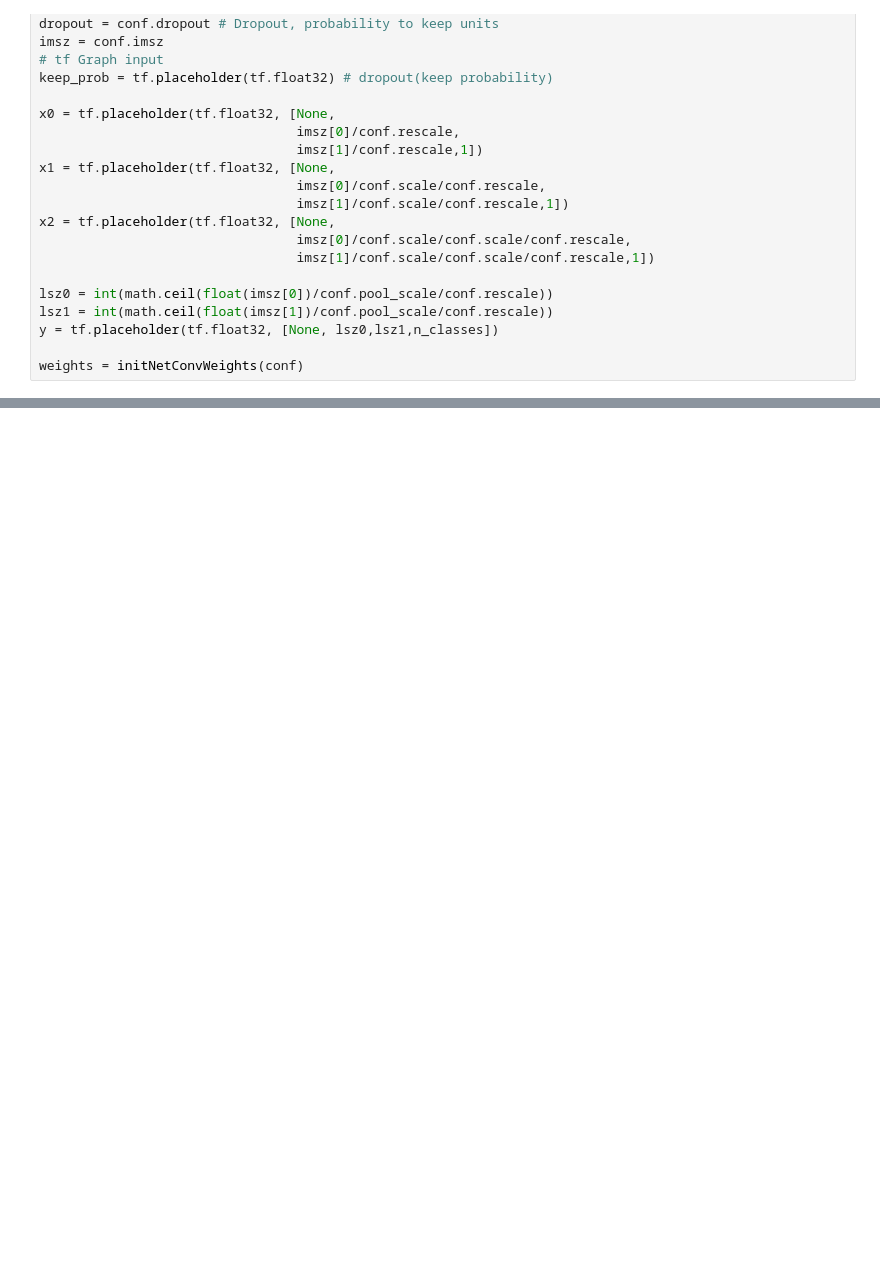
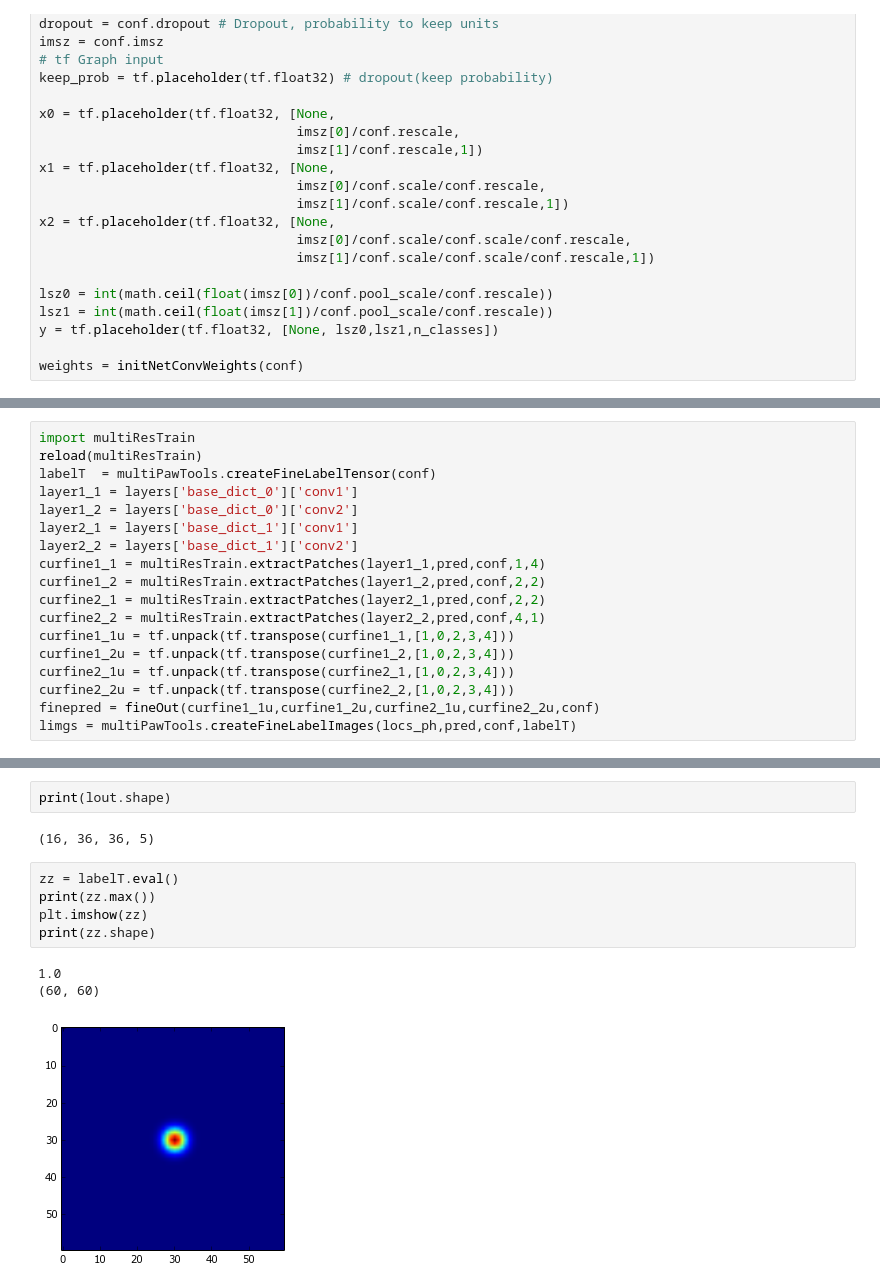
Before and after one commit to mkabra/poseTF, a Jupyter notebook: cellCodeHead.ipynb, the cells around one changed output, grey strips where cells are left out. Drawn from its saved outputs; the diff is of its cells as text; blank space fills up the shorter version.

```diff
--- a/cellCodeHead.ipynb
+++ b/cellCodeHead.ipynb
@@ -333,0 +596,18 @@ print(zz)
+# %%
+import multiResTrain
+reload(multiResTrain)
+labelT  = multiPawTools.createFineLabelTensor(conf)
+layer1_1 = layers['base_dict_0']['conv1']
+layer1_2 = layers['base_dict_0']['conv2']
+layer2_1 = layers['base_dict_1']['conv1']
+layer2_2 = layers['base_dict_1']['conv2']
+curfine1_1 = multiResTrain.extractPatches(layer1_1,pred,conf,1,4)
+curfine1_2 = multiResTrain.extractPatches(layer1_2,pred,conf,2,2)
+curfine2_1 = multiResTrain.extractPatches(layer2_1,pred,conf,2,2)
+curfine2_2 = multiResTrain.extractPatches(layer2_2,pred,conf,4,1)
+curfine1_1u = tf.unpack(tf.transpose(curfine1_1,[1,0,2,3,4]))
+curfine1_2u = tf.unpack(tf.transpose(curfine1_2,[1,0,2,3,4]))
+curfine2_1u = tf.unpack(tf.transpose(curfine2_1,[1,0,2,3,4]))
+curfine2_2u = tf.unpack(tf.transpose(curfine2_2,[1,0,2,3,4]))
+finepred = fineOut(curfine1_1u,curfine1_2u,curfine2_1u,curfine2_2u,conf)
+limgs = multiPawTools.createFineLabelImages(locs_ph,pred,conf,labelT)
@@ -333,0 +639,13 @@ print(zz)
+# %%
+print(lout.shape)
+# %% [output]
+(16, 36, 36, 5)
+# %%
+zz = labelT.eval()
+print(zz.max())
+plt.imshow(zz)
+print(zz.shape)
+# %% [output]
+1.0
+(60, 60)
+[figure, added]
```
Also changed, not shown: parts of 40 cells of this notebook, 22 other files.
